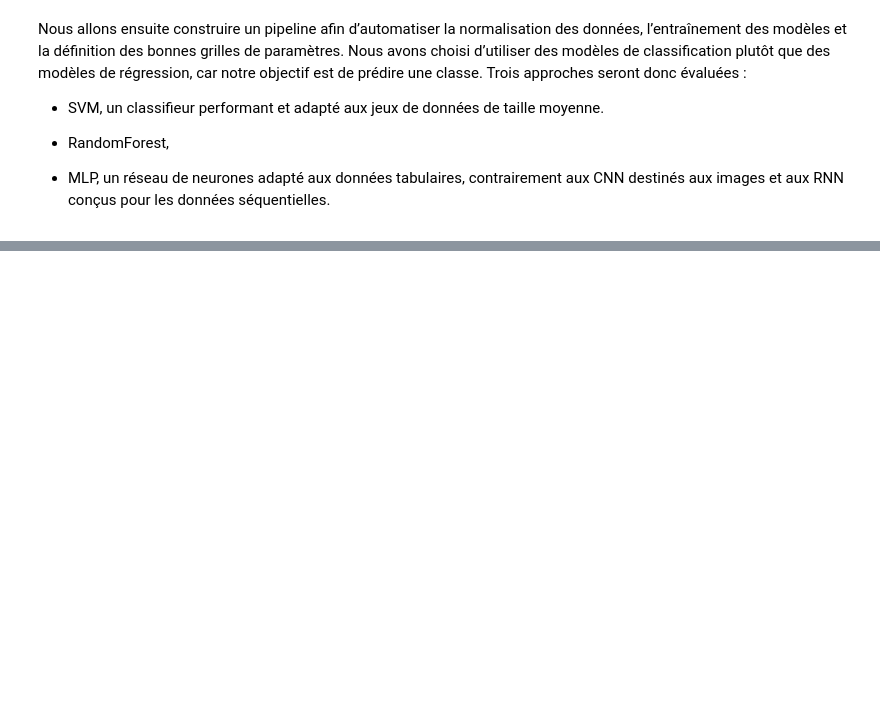
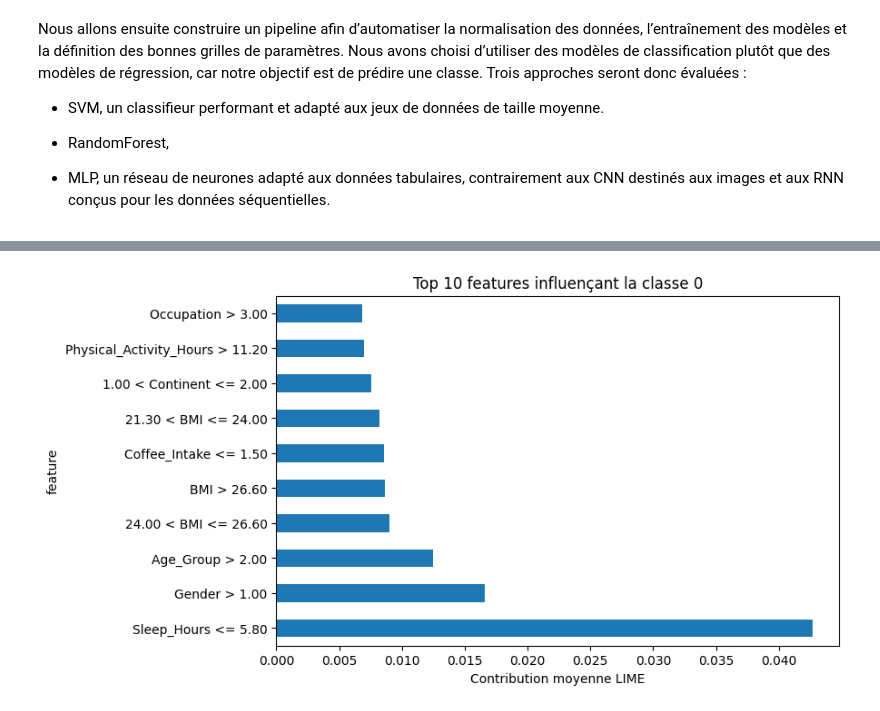
Before and after one commit to riada-zotiny/Processus_data, a Jupyter notebook: notebooks/02_experiments.ipynb, the cells around one changed output, grey strips where cells are left out. Saved outputs shown, nothing was run; the diff lists cells and outputs as text; code cells hidden in the pictures; blank space fills up the shorter version.

```diff
--- a/notebooks/02_experiments.ipynb
+++ b/notebooks/02_experiments.ipynb
@@ -199,0 +228,16 @@ print(best_scores)
+# %%
+# le lime doit recevoir des données non transformer non scaler
+explainer = lime_tabular.LimeTabularExplainer(
+    training_data=X_train.values,
+    feature_names=X_train.columns,
+    class_names=sorted(y_train.unique()),   # affichage propre
+    mode='classification'
+)
+# %%
+i = 0
+sample = X_test.iloc[i]
+# %%
+exp = explainer.explain_instance(
+    data_row=sample,
+    predict_fn=best_model.predict_proba
+)
@@ -199,0 +281,4 @@ print(best_scores)
+# %%
+# Grouper les indices de X_test selon y_test
+grouped_indices = y_test.groupby(y_test).indices
+print(grouped_indices)
@@ -199,0 +303,28 @@ print(best_scores)
+# %%
+all_results = []
+
+for i in range(min(50, len(grouped_indices[0]))):
+    ligne = grouped_indices[0][i]
+    sample = X_test.iloc[ligne]
+    exp = explainer.explain_instance(sample.values, best_model.predict_proba)
+
+    for feature, weight in exp.as_list():
+        all_results.append({
+            "index": ligne,
+            "feature": feature,
+            "weight": weight,
+            "true_class": y_test.iloc[ligne]
+        })
+
+df_lime_0 = pd.DataFrame(all_results)
+df_lime_0
+
+import matplotlib.pyplot as plt
+
+top_features = df_lime_0.groupby('feature')['weight'].mean().sort_values(ascending=False).head(10)
+top_features.plot(kind='barh', figsize=(8,5))
+plt.xlabel("Contribution moyenne LIME")
+plt.title("Top 10 features influençant la classe 0")
+plt.show()
+# %% [output]
+[figure, added]
```
Also changed, not shown: parts of 15 cells of this notebook, 2 other files.
